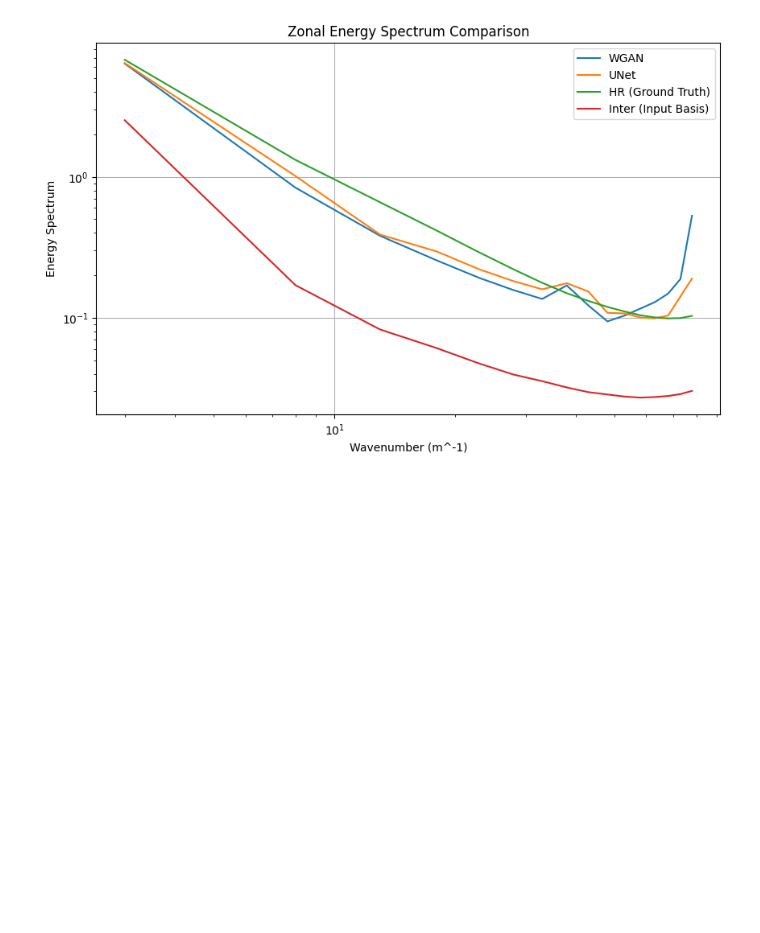
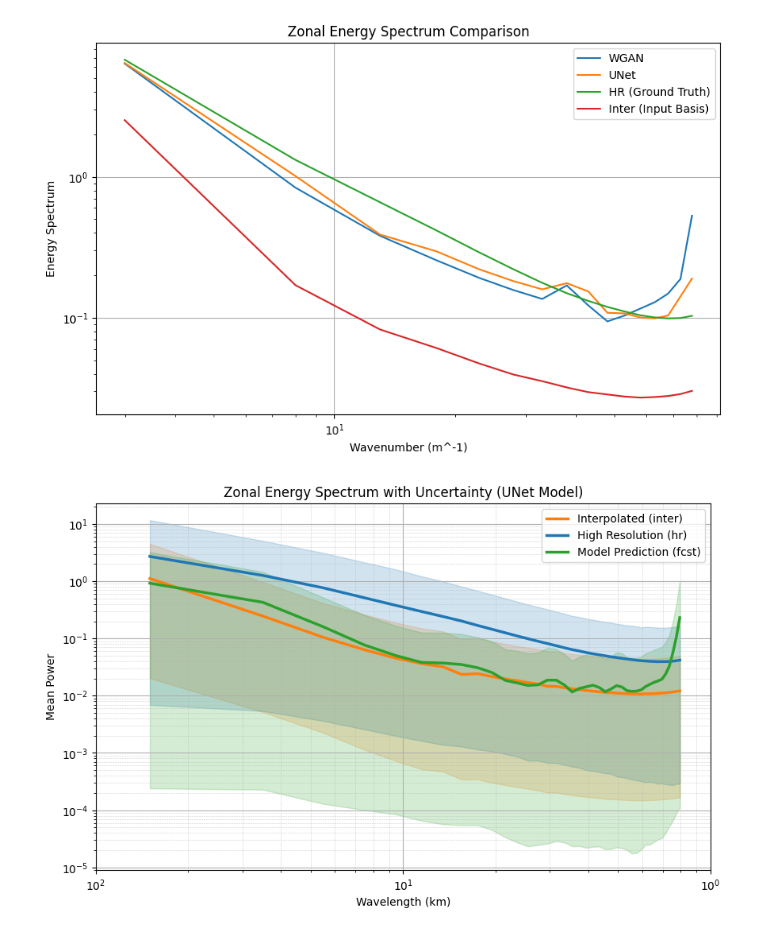
Before and after one commit to masak1112/precipitation_downscaling, a Jupyter notebook: precipitation_downscaling-bing_issue09_bias_correction/power_spectrum.ipynb, the cells around one changed output. Cells and saved outputs as stored; diff of their text form; code cells hidden in the pictures; blank space fills up the shorter version.

```diff
--- a/precipitation_downscaling-bing_issue09_bias_correction/power_spectrum.ipynb
+++ b/precipitation_downscaling-bing_issue09_bias_correction/power_spectrum.ipynb
@@ -455,3 +529,82 @@ plt.grid(True)
 plt.show()
 # %% [output]
 [figure]
+# %%
+import xarray as xr
+import numpy as np
+import matplotlib.pyplot as plt
+import scipy.stats as stats
+
+def calculate_zonal_energy_spectrum(data, npix):
+    fourier_image = np.fft.rfft(data, axis=-1, norm='forward')
+    one_and_many_twos = np.concatenate(([1], [2] * (fourier_image.shape[-1] - 1)))
+    power_spectrum = np.real(fourier_image * np.conj(fourier_image)) * one_and_many_twos
+
+    power_spectrum_mean = np.mean(power_spectrum, axis=0)
+
+    kfreq = np.fft.rfftfreq(npix) * npix
+    kbins = np.arange(0.5, npix // 2 + 1, 2)
+    kvals = 0.5 * (kbins[1:] + kbins[:-1])
+
+    Abins = stats.binned_statistic(kfreq, power_spectrum_mean, bins=kbins, statistic="mean")[0]
+    Abins *= np.pi * (kbins[1:]**2 - kbins[:-1]**2)  # Normalize to get energy
+
+    return Abins, kvals
+
+def compute_spectra_with_uncertainty(ds, var):
+    npix = ds.dims['lat']
+    spectra = []
+    for i in range(ds.dims['time']):
+        data = ds[var].isel(time=i).values
+        Abins, kvals = calculate_zonal_energy_spectrum(data, npix)
+        spectra.append(Abins)
+
+    # 转换为 numpy 数组便于计算分位数
+    spectra = np.array(spectra)
+
+    # 计算均值和5%-95%分位数
+    mean_spectrum = np.mean(spectra, axis=0)
+    percentile_5 = np.percentile(spectra, 5, axis=0)
+    percentile_95 = np.percentile(spectra, 95, axis=0)
+
+    return mean_spectrum, percentile_5, percentile_95, kvals
+
+# 加载数据集
+ds_unet = xr.open_dataset("/cpfs01/projects-HDD/cfff-4a8d9af84f66_HDD/public/ShiXiSheng/yzy/yzy_results/ex7_1_onestep_l1_nofc_aheadtop_0.5/prcp_downs_unet_year_2020.nc")
+
+# 计算 inter, hr, fcst 的平均功率谱和不确定性范围
+avg_spectrum_inter, perc5_inter, perc95_inter, kvals = compute_spectra_with_uncertainty(ds_unet, 'inter')
+avg_spectrum_hr, perc5_hr, perc95_hr, _ = compute_spectra_with_uncertainty(ds_unet, 'hr')
+avg_spectrum_fcst, perc5_fcst, perc95_fcst, _ = compute_spectra_with_uncertainty(ds_unet, 'fcst')
+
+# 绘制功率谱
+plt.figure(figsize=(10, 6))
+
+# 绘制功率谱曲线
+plt.loglog(kvals, avg_spectrum_inter, label='Interpolated (inter)', color='tab:orange', linewidth=2.5)
+plt.loglog(kvals, avg_spectrum_hr, label='High Resolution (hr)', color='tab:blue', linewidth=2.5)
+plt.loglog(kvals, avg_spectrum_fcst, label='Model Prediction (fcst)', color='tab:green', linewidth=2.5)
+
+# 绘制不确定性阴影（5%-95%分位数）
+plt.fill_between(kvals, perc5_inter, perc95_inter, color='tab:orange', alpha=0.2)
+plt.fill_between(kvals, perc5_hr, perc95_hr, color='tab:blue', alpha=0.2)
+plt.fill_between(kvals, perc5_fcst, perc95_fcst, color='tab:green', alpha=0.2)
+
+# 设置X轴和Y轴
+plt.xticks([1, 10, 100], ['$\mathrm{10^2}$', '$\mathrm{10^1}$', '$\mathrm{10^0}$'])
+plt.xlabel("Wavelength (km)")
+plt.ylabel("Mean Power")
+
+plt.title('Zonal Energy Spectrum with Uncertainty (UNet Model)')
+plt.legend()
+
+# 设置网格线更规整
+plt.grid(True, which='major', linestyle='-', linewidth=0.8)
+plt.grid(True, which='minor', linestyle='--', linewidth=0.4, alpha=0.6)
+
+# 强制显示次要刻度线
+plt.minorticks_on()
+
+plt.show()
+# %% [output]
+[figure, added]
```
Also changed, not shown: parts of 3 cells of this notebook, 26 other files.
